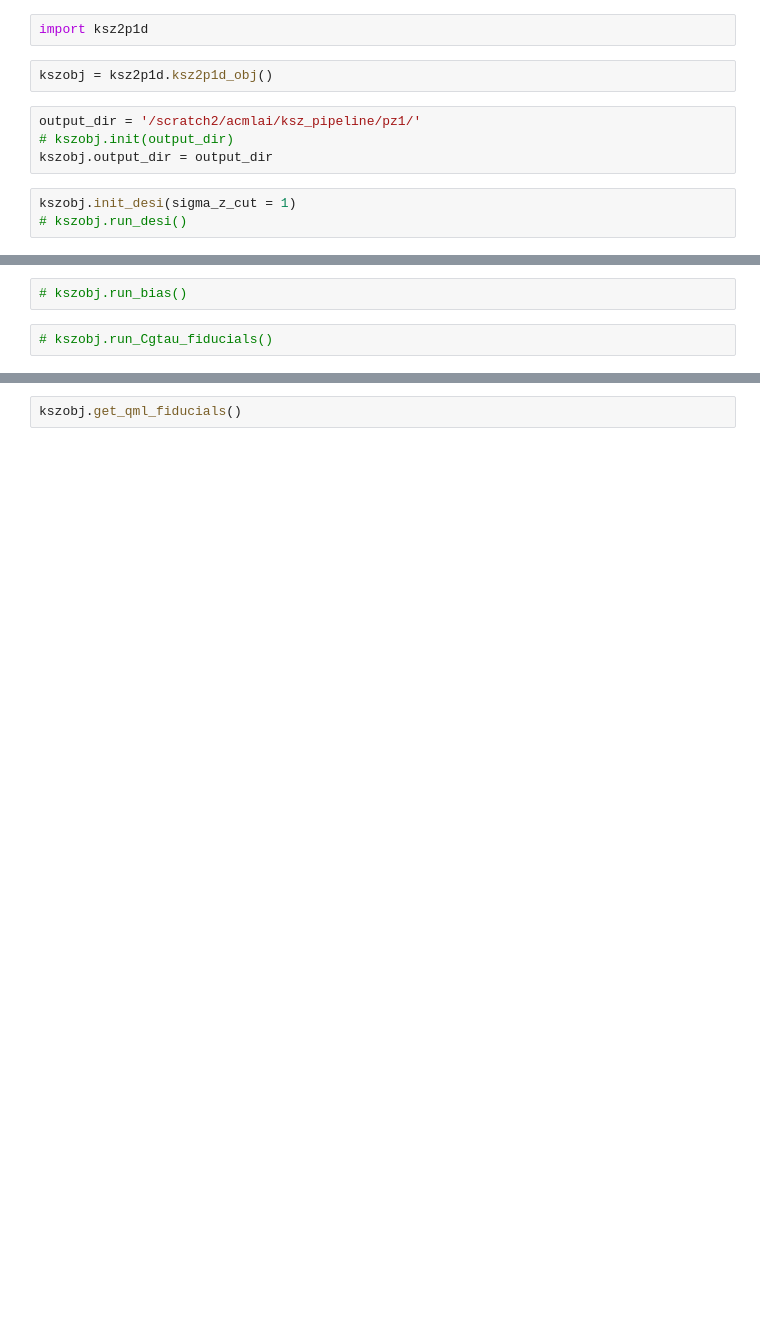
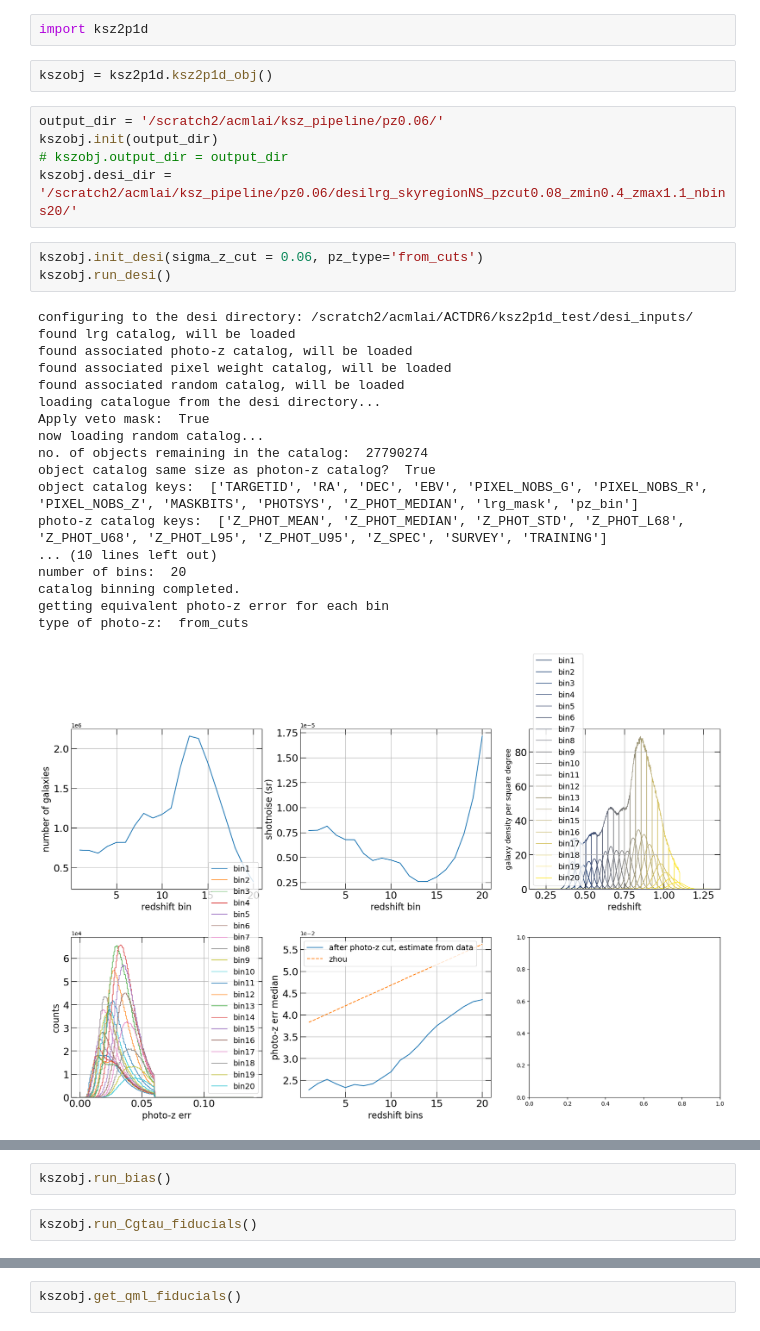
Before and after one commit to andersonlai/ksz2p1d, a Jupyter notebook: test.ipynb, the cells around one changed output, grey strips where cells are left out. Saved outputs shown, nothing was run; the diff lists cells and outputs as text; blank space fills up the shorter version.

```diff
--- a/test.ipynb
+++ b/test.ipynb
@@ -3,9 +3,29 @@ import ksz2p1d
 # %%
 kszobj = ksz2p1d.ksz2p1d_obj()
 # %%
-output_dir = '/scratch2/acmlai/ksz_pipeline/pz1/'
-# kszobj.init(output_dir)
-kszobj.output_dir = output_dir
+output_dir = '/scratch2/acmlai/ksz_pipeline/pz0.06/'
+kszobj.init(output_dir)
+# kszobj.output_dir = output_dir
+kszobj.desi_dir = '/scratch2/acmlai/ksz_pipeline/pz0.06/desilrg_skyregionNS_pzcut0.08_zmin0.4_zmax1.1_nbins20/'
 # %%
-kszobj.init_desi(sigma_z_cut = 1)
-# kszobj.run_desi()
+kszobj.init_desi(sigma_z_cut = 0.06, pz_type='from_cuts')
+kszobj.run_desi()
+# %% [output]
+configuring to the desi directory: /scratch2/acmlai/ACTDR6/ksz2p1d_test/desi_inputs/
+found lrg catalog, will be loaded
+found associated photo-z catalog, will be loaded
+found associated pixel weight catalog, will be loaded
+found associated random catalog, will be loaded
+loading catalogue from the desi directory...
+Apply veto mask:  True
+now loading random catalog...
+no. of objects remaining in the catalog:  27790274
+object catalog same size as photon-z catalog?  True
+object catalog keys:  ['TARGETID', 'RA', 'DEC', 'EBV', 'PIXEL_NOBS_G', 'PIXEL_NOBS_R', 'PIXEL_NOBS_Z', 'MASKBITS', 'PHOTSYS', 'Z_PHOT_MEDIAN', 'lrg_mask', 'pz_bin']
+photo-z catalog keys:  ['Z_PHOT_MEAN', 'Z_PHOT_MEDIAN', 'Z_PHOT_STD', 'Z_PHOT_L68', 'Z_PHOT_U68', 'Z_PHOT_L95', 'Z_PHOT_U95', 'Z_SPEC', 'SURVEY', 'TRAINING']
+... (10 lines left out)
+number of bins:  20
+catalog binning completed.
+getting equivalent photo-z error for each bin
+type of photo-z:  from_cuts
+[figure, added]
@@ -12,5 +49,5 @@ kszobj.init_desi(sigma_z_cut = 1)
 # %%
-# kszobj.run_bias()
+kszobj.run_bias()
 # %%
-# kszobj.run_Cgtau_fiducials()
+kszobj.run_Cgtau_fiducials()
 # %%
```
Also changed, not shown: parts of 13 cells of this notebook, 4 other files.
